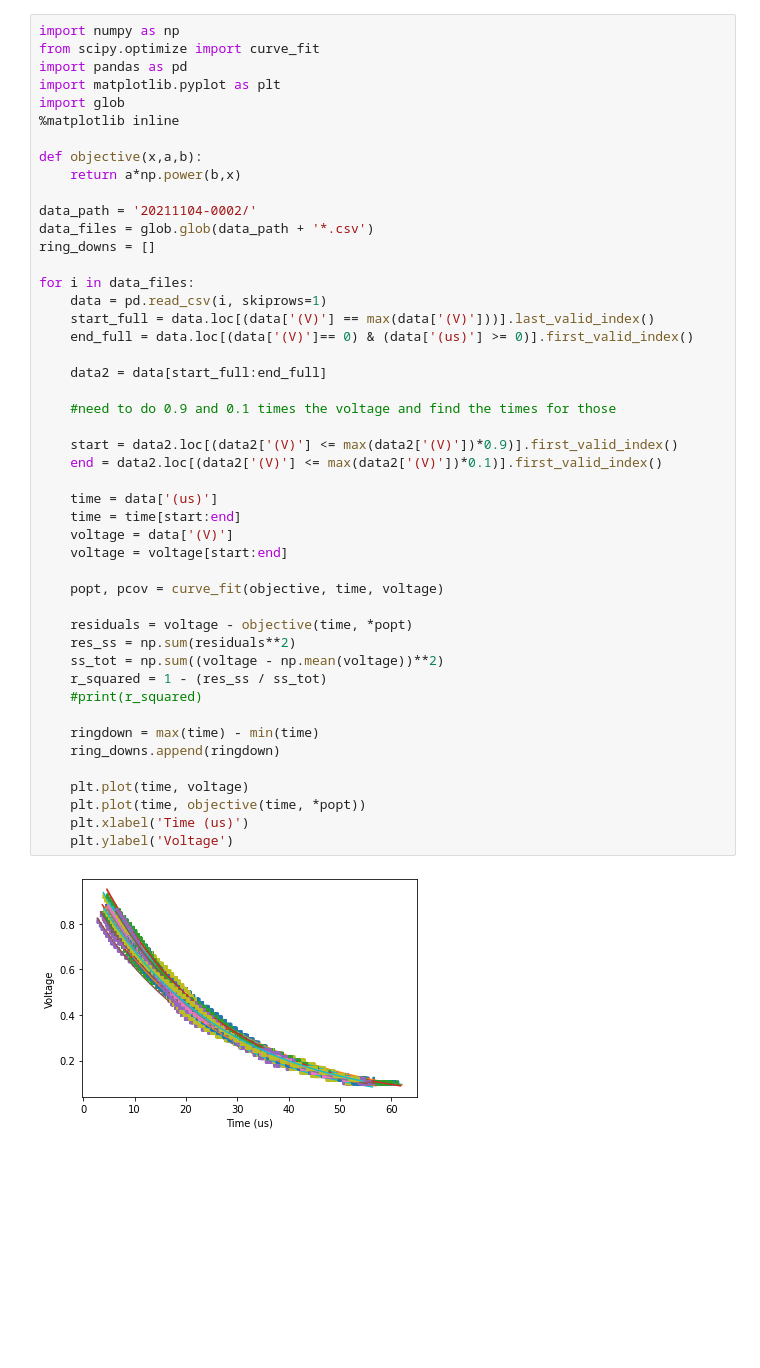
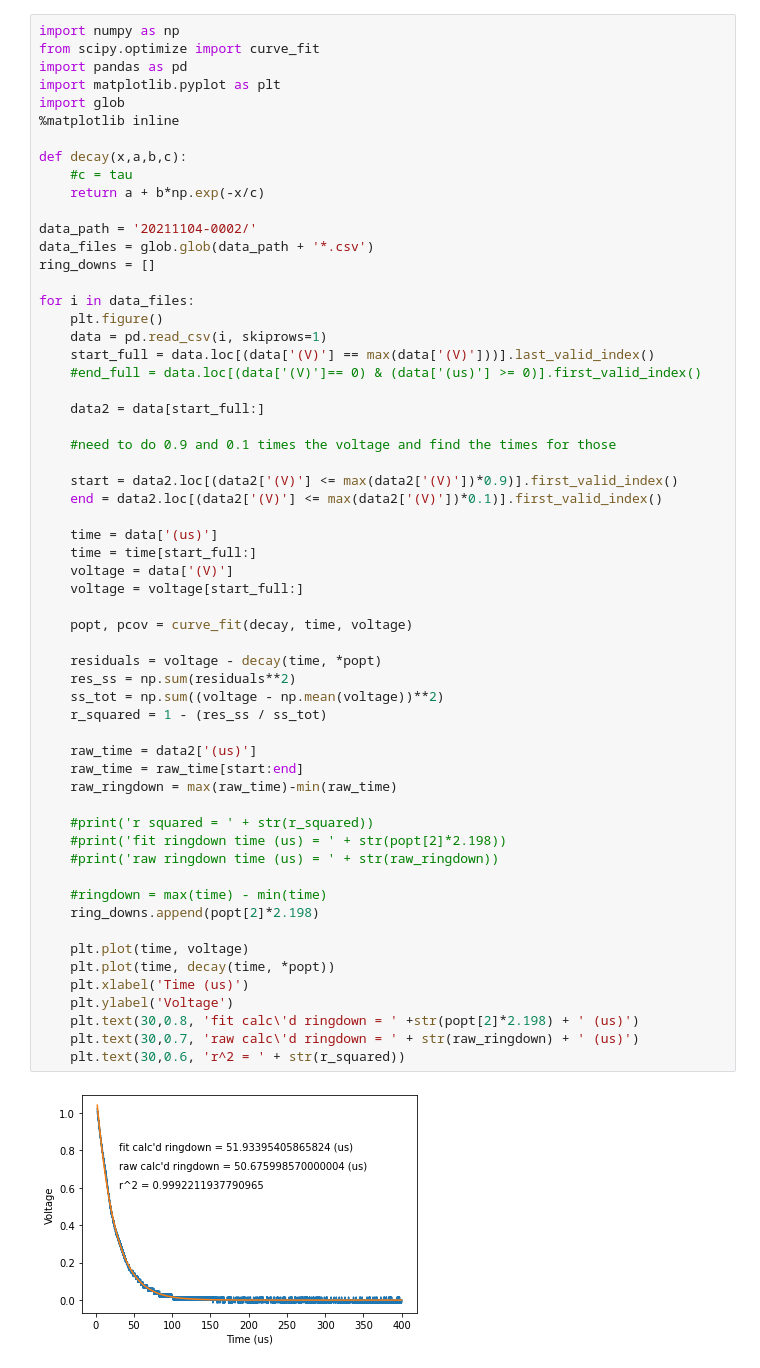
Before and after one commit to laserjeff/ringdown, a Jupyter notebook: analyze_ringdowns.ipynb, the cells around one changed output. Drawn from its saved outputs; the diff is of its cells as text; blank space fills up the shorter version.

```diff
--- a/analyze_ringdowns.ipynb
+++ b/analyze_ringdowns.ipynb
@@ -6,44 +6,56 @@ import matplotlib.pyplot as plt
 import glob
 %matplotlib inline
 
-def objective(x,a,b):
-    return a*np.power(b,x)
+def decay(x,a,b,c):
+    #c = tau
+    return a + b*np.exp(-x/c)
 
 data_path = '20211104-0002/'
 data_files = glob.glob(data_path + '*.csv')
 ring_downs = []
 
 for i in data_files:
+    plt.figure()
     data = pd.read_csv(i, skiprows=1)
     start_full = data.loc[(data['(V)'] == max(data['(V)']))].last_valid_index()
-    end_full = data.loc[(data['(V)']== 0) & (data['(us)'] >= 0)].first_valid_index()
+    #end_full = data.loc[(data['(V)']== 0) & (data['(us)'] >= 0)].first_valid_index()
 
-    data2 = data[start_full:end_full]
+    data2 = data[start_full:]
 
     #need to do 0.9 and 0.1 times the voltage and find the times for those
 
     start = data2.loc[(data2['(V)'] <= max(data2['(V)'])*0.9)].first_valid_index()
     end = data2.loc[(data2['(V)'] <= max(data2['(V)'])*0.1)].first_valid_index()
 
     time = data['(us)']
-    time = time[start:end]
+    time = time[start_full:]
     voltage = data['(V)']
-    voltage = voltage[start:end]
+    voltage = voltage[start_full:]
 
-    popt, pcov = curve_fit(objective, time, voltage)
+    popt, pcov = curve_fit(decay, time, voltage)
 
-    residuals = voltage - objective(time, *popt)
+    residuals = voltage - decay(time, *popt)
     res_ss = np.sum(residuals**2)
     ss_tot = np.sum((voltage - np.mean(voltage))**2)
     r_squared = 1 - (res_ss / ss_tot)
-    #print(r_squared)
 
-    ringdown = max(time) - min(time)
-    ring_downs.append(ringdown)
+    raw_time = data2['(us)']
+    raw_time = raw_time[start:end]
+    raw_ringdown = max(raw_time)-min(raw_time)
+
+    #print('r squared = ' + str(r_squared))
+    #print('fit ringdown time (us) = ' + str(popt[2]*2.198))
+    #print('raw ringdown time (us) = ' + str(raw_ringdown))
+
+    #ringdown = max(time) - min(time)
+    ring_downs.append(popt[2]*2.198)
 
     plt.plot(time, voltage)
-    plt.plot(time, objective(time, *popt))
+    plt.plot(time, decay(time, *popt))
     plt.xlabel('Time (us)')
     plt.ylabel('Voltage')
+    plt.text(30,0.8, 'fit calc\'d ringdown = ' +str(popt[2]*2.198) + ' (us)')
+    plt.text(30,0.7, 'raw calc\'d ringdown = ' + str(raw_ringdown) + ' (us)')
+    plt.text(30,0.6, 'r^2 = ' + str(r_squared))
 # %% [output]
-[figure, old version]
+[figure, new version]
```
Also changed, not shown: parts of 2 cells of this notebook.
